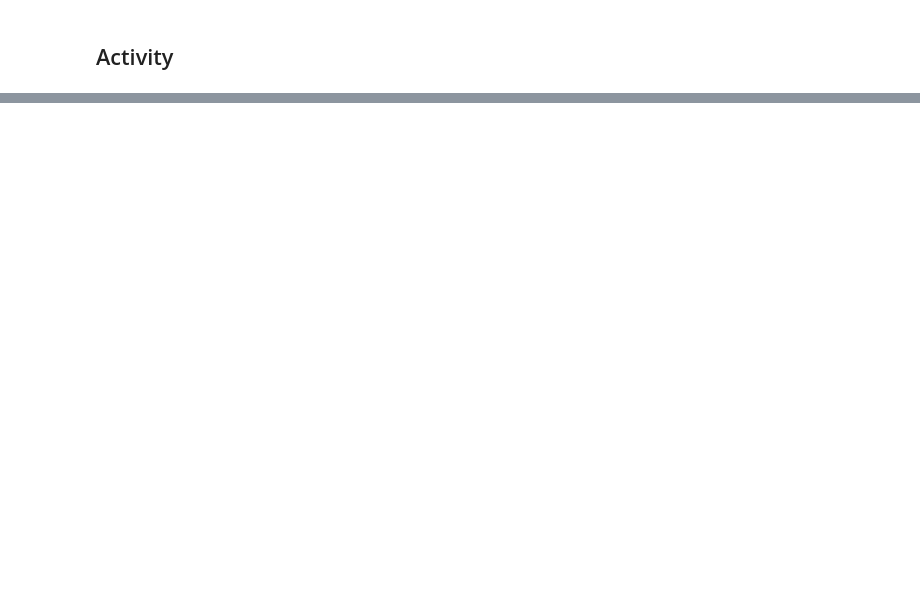
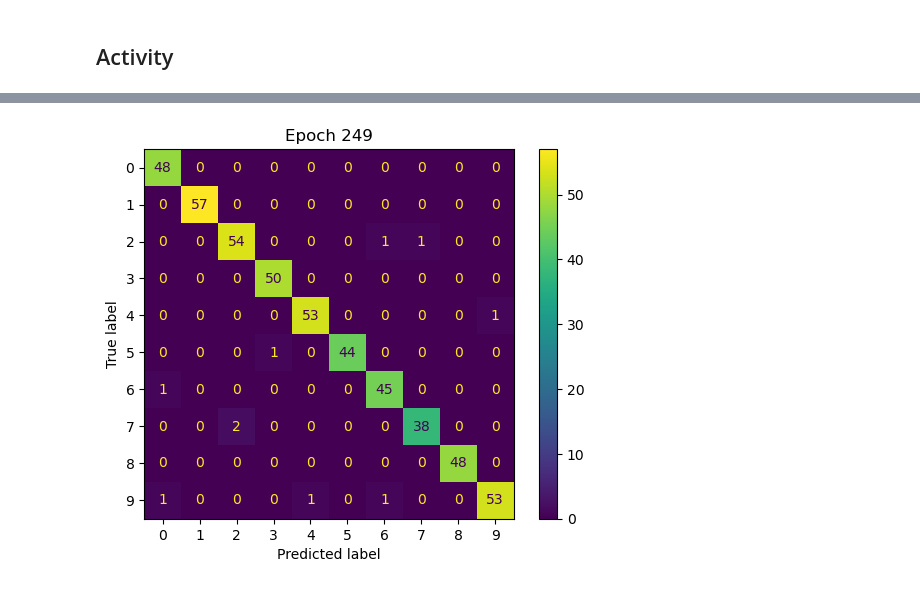
Before and after one commit to cchu70/klab_rotation, a Jupyter notebook: 13_MiniAlexNet-Supervised-SBATCH.ipynb, the cells around one changed output, grey strips where cells are left out. Drawn from its saved outputs; the diff is of its cells as text; code cells hidden in the pictures; blank space fills up the shorter version.

```diff
--- a/13_MiniAlexNet-Supervised-SBATCH.ipynb
+++ b/13_MiniAlexNet-Supervised-SBATCH.ipynb
@@ -127,3 +142,5 @@ NameError: name 'full_activity_prune_results' is not defined
 # %%
-full_activity_prune_results.set_trained_model(9)
+full_activity_prune_results.set_trained_model(249)
 full_activity_prune_results.plot_confusion_matrix(test_dataloader)
+# %% [output]
+[figure, added]
```
Also changed, not shown: parts of 19 cells of this notebook, 9 other files.
